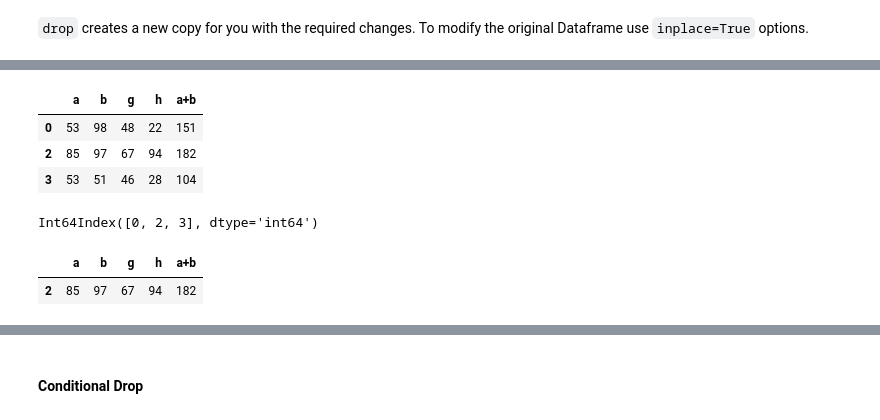
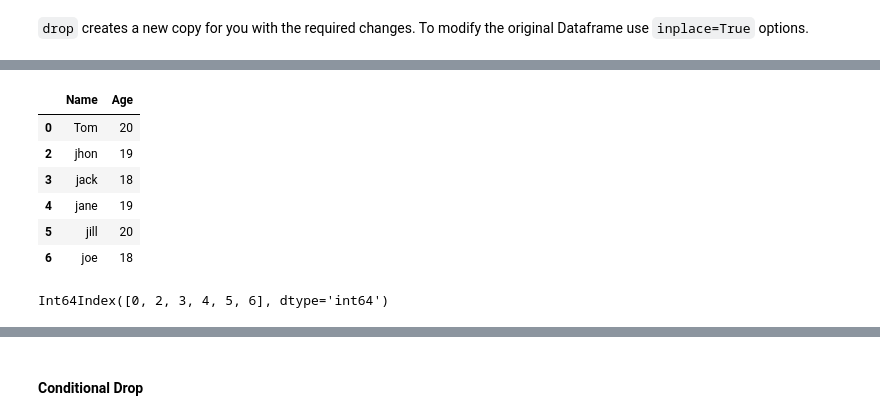
Before and after one commit to dev-SR/machine-learning, a Jupyter notebook: 01pandas/pandas.ipynb, the cells around one changed output, grey strips where cells are left out. Drawn from its saved outputs; the diff is of its cells as text; code cells hidden in the pictures.

```diff
--- a/01pandas/pandas.ipynb
+++ b/01pandas/pandas.ipynb
@@ -847,0 +853,7 @@ df
+# %%
+data = {'Name': ['Tom', 'nick', 'jhon', 'jack', 'jane', 'jill', 'joe'],
+        'Age': [20, 21, 19, 18, 19, 20, 18]}
+
+df = pd.DataFrame(data)
+
+df.head()
@@ -848,17 +867,15 @@ df
 # %%
-df.drop(1,inplace=True) # removes row 1
+df.drop(index=1,inplace=True) # removes row 1
 df
 # %% [output]
-|  | a | b | g | h | a+b |
-| 0 | 53 | 98 | 48 | 22 | 151 |
-| 2 | 85 | 97 | 67 | 94 | 182 |
-| 3 | 53 | 51 | 46 | 28 | 104 |
+|  | Name | Age |
+| 0 | Tom | 20 |
+| 2 | jhon | 19 |
+| 3 | jack | 18 |
+| 4 | jane | 19 |
+| 5 | jill | 20 |
+| 6 | joe | 18 |
 # %%
 df.index
 # %% [output]
-Int64Index([0, 2, 3], dtype='int64')
+Int64Index([0, 2, 3, 4, 5, 6], dtype='int64')
-# %%
-df.drop(df.index[[0,2]])
-# %% [output]
-|  | a | b | g | h | a+b |
-| 2 | 85 | 97 | 67 | 94 | 182 |
```
Also changed, not shown: parts of 12 cells of this notebook, 1 other file.
